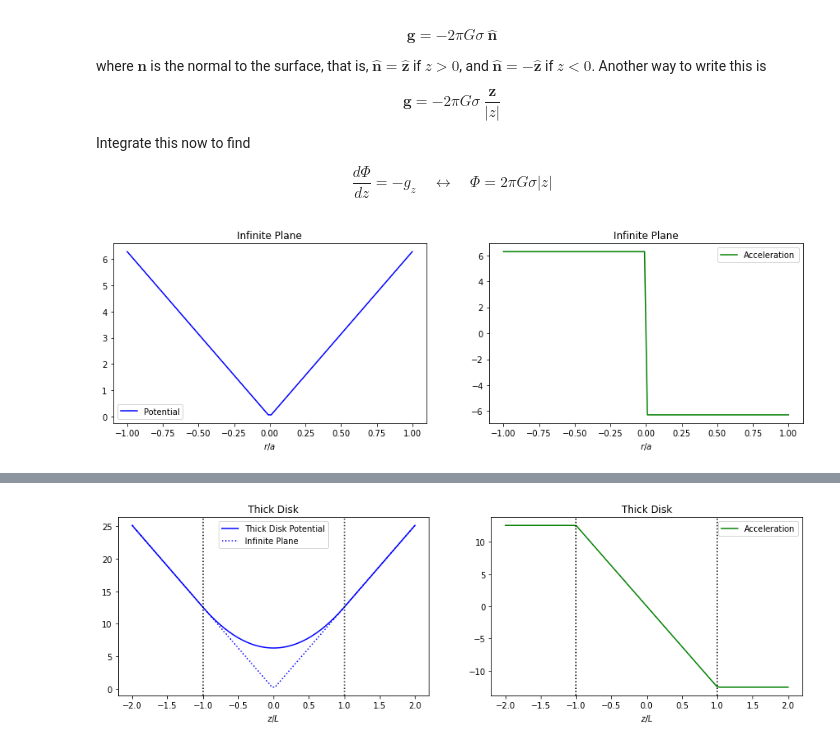
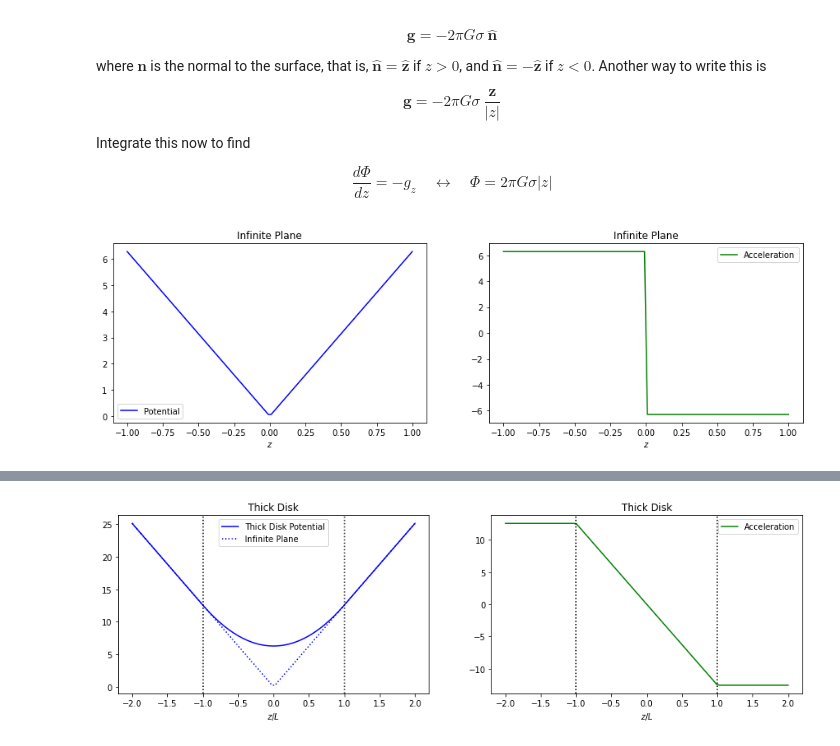
Before and after one commit to wlyra/Astro506, a Jupyter notebook: GalacticDynamicsMasterNB.ipynb, the cells around one changed output, grey strips where cells are left out. Cells and saved outputs as stored; diff of their text form; code cells hidden in the pictures.

```diff
--- a/GalacticDynamicsMasterNB.ipynb
+++ b/GalacticDynamicsMasterNB.ipynb
@@ -551,25 +551,25 @@ Integrate this now to find
 # %%
 import numpy as np
 import pylab as plt
 
 G = 1
 sigma0 = 1
 n = 100
 
 z = np.linspace(-1,1,n)
 
 Phi = 2*np.pi*G*sigma0*np.abs(z)
 g = -2*pi*G*sigma0*z/np.abs(z)
 
 fig, axs = plt.subplots(nrows=1,ncols=2,figsize=(15,4),sharex=True)
 
 axs[0].plot(z,Phi,label='Potential',color='blue')
 axs[1].plot(z,g,label='Acceleration',color='green')
 
 for i, ax in enumerate(fig.axes):
     ax.legend()
-    ax.set_xlabel(r'$r/a$')
+    ax.set_xlabel(r'$z$')
     ax.set_title("Infinite Plane")
 # %% [output]
-[figure, old version]
+[figure, new version]
 # %% [markdown]
```
Also changed, not shown: parts of 10 cells of this notebook.
